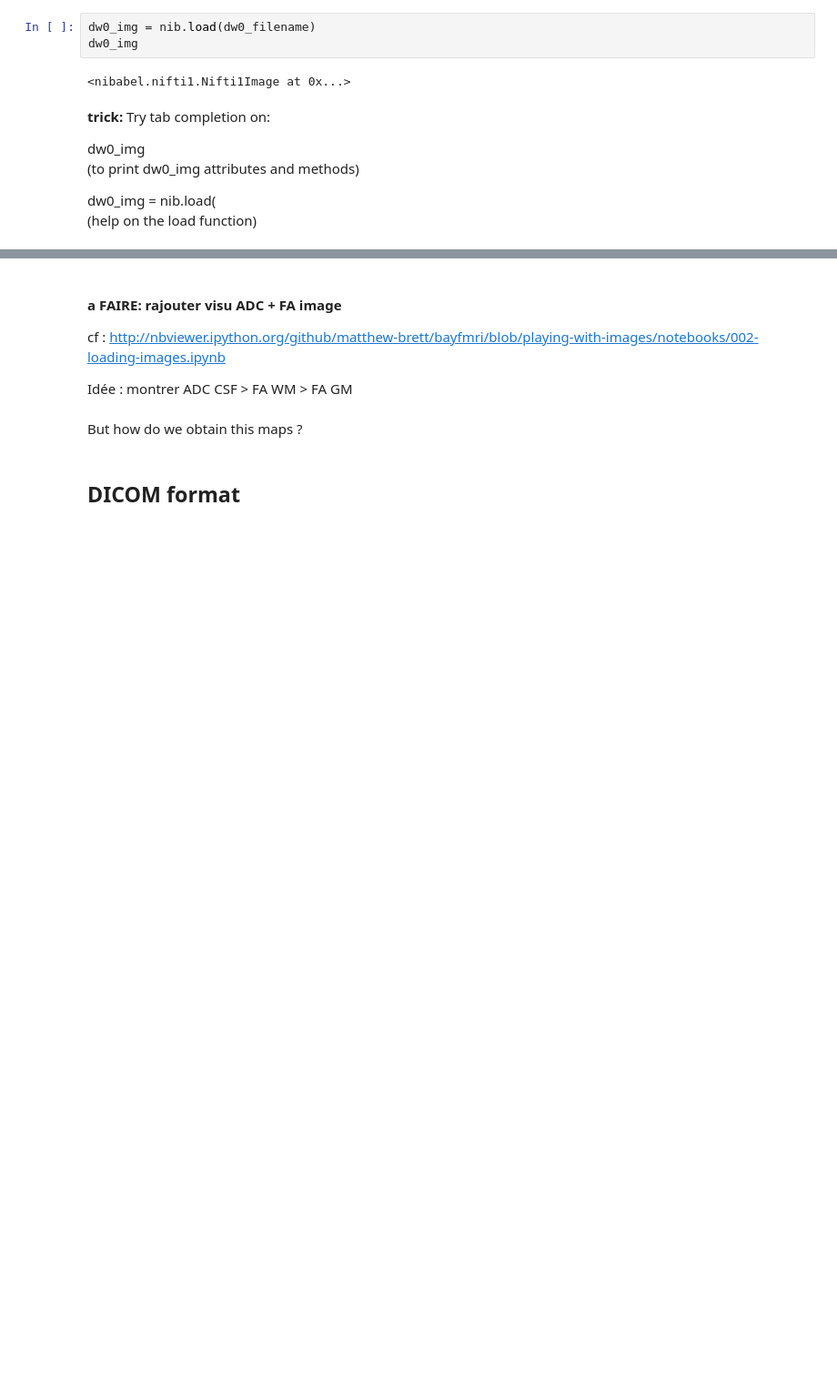
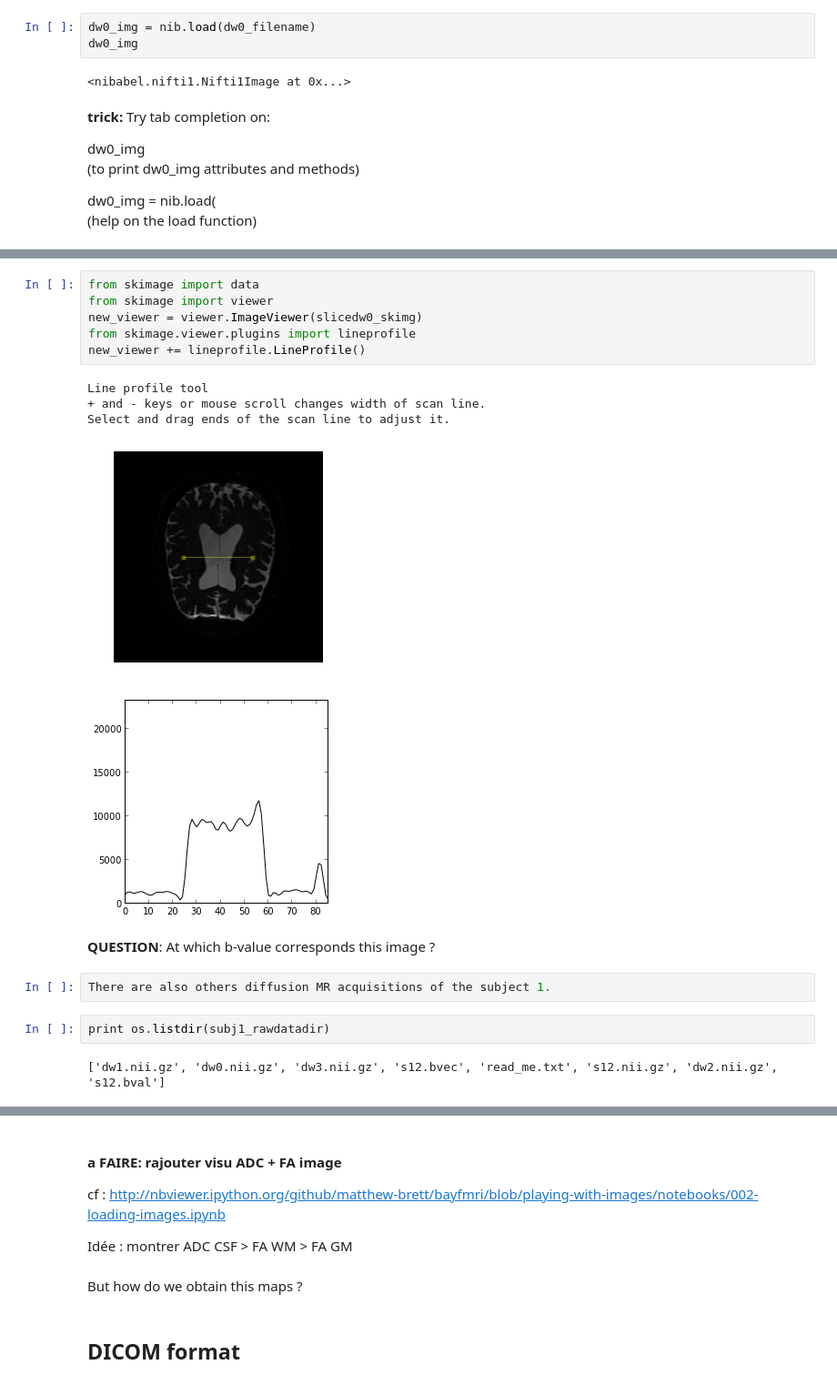
Before and after one commit to PaulineRoca/bme-master-dwmri, a Jupyter notebook: bme_dwi_practical.ipynb, the cells around one changed output, grey strips where cells are left out. Shown at 91% size. Cells and saved outputs as stored; diff of their text form; blank space fills up the shorter version.

```diff
--- a/bme_dwi_practical.ipynb
+++ b/bme_dwi_practical.ipynb
@@ -124,0 +173,20 @@ plt.show()
+# %%
+from skimage import data
+from skimage import viewer
+new_viewer = viewer.ImageViewer(slicedw0_skimg)
+from skimage.viewer.plugins import lineprofile
+new_viewer += lineprofile.LineProfile()
+# %% [output]
+Line profile tool
++ and - keys or mouse scroll changes width of scan line.
+Select and drag ends of the scan line to adjust it.
+[figure, added]
+[figure, added]
+# %% [markdown]
+**QUESTION**: At which b-value corresponds this image ?
+# %%
+There are also others diffusion MR acquisitions of the subject 1.
+# %%
+print os.listdir(subj1_rawdatadir)
+# %% [output]
+['dw1.nii.gz', 'dw0.nii.gz', 'dw3.nii.gz', 's12.bvec', 'read_me.txt', 's12.nii.gz', 'dw2.nii.gz', 's12.bval']
```
Also changed, not shown: parts of 31 cells of this notebook.
